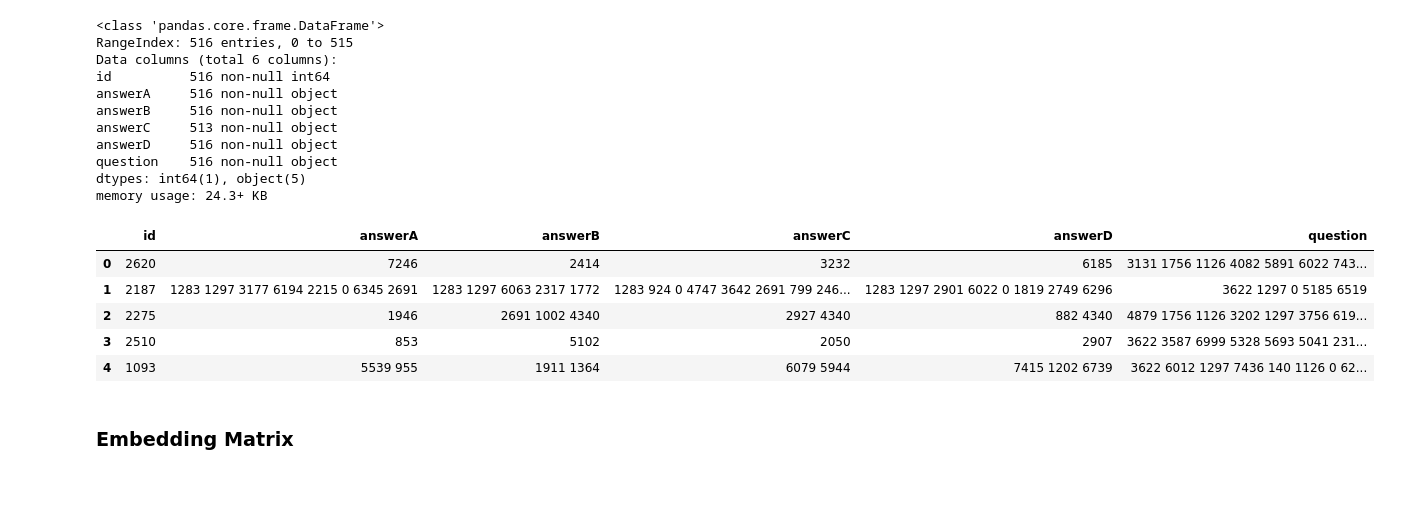
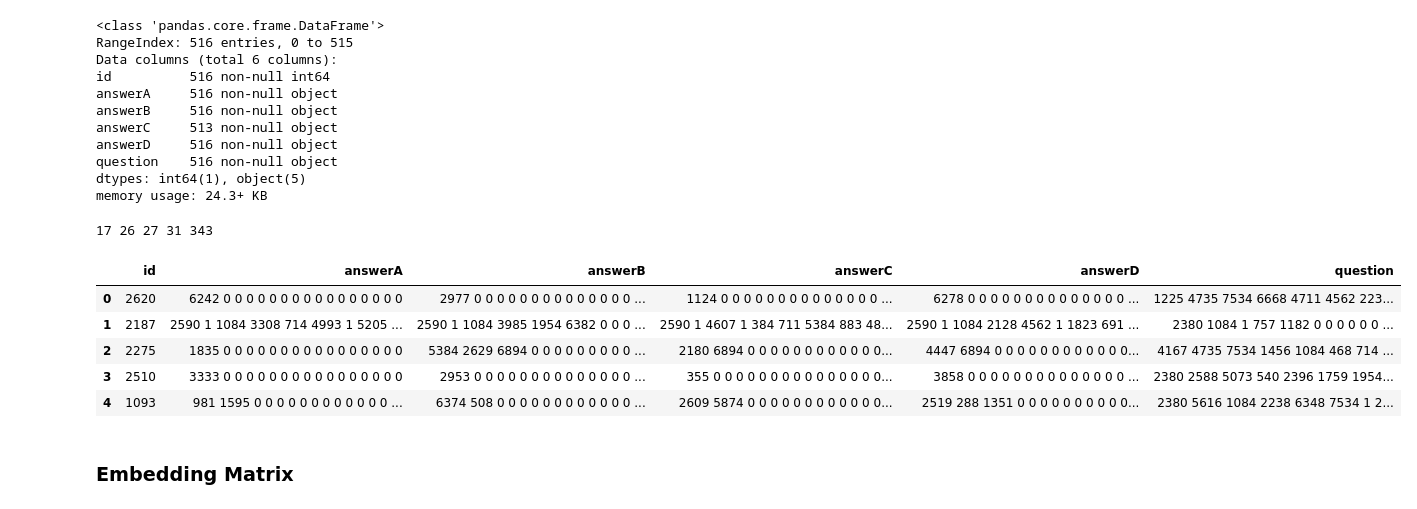
Before and after one commit to rmalav15/SimpleQA, a Jupyter notebook: EDA.ipynb, the cells around one changed output. Drawn from its saved outputs; the diff is of its cells as text; code cells hidden in the pictures.

```diff
--- a/EDA.ipynb
+++ b/EDA.ipynb
@@ -21,3 +21,6 @@ df.head()
 | 2 | 1959 | an ion | a nucleus | a neutron | an electron | B | If the solar system were used as ... |
 | 3 | 2542 | Gravity converts solid matter int... | Gravity causes gases and dust par... | Gravity cools gases and liquids u... | Gravity pushes rocks and dust par... | B | Which of the following statements... |
 | 4 | 1059 | centimeters | grams | liters | degrees Celsius | A | Which unit of measurement can be ... |
+# %%
+df = df.sample(frac=1).reset_index(drop=True)
+df.head()
@@ -64,5 +74,5 @@ len(vectorizer.vocabulary_)
 # %%
-voc = [UNK, PAD, NAN]
+voc = [PAD, UNK, NAN]
 for word in vectorizer.vocabulary_.keys():
     voc.append(word)
     #if word in model:
@@ -81,18 +90,24 @@ with open("vocab.txt", "w") as f:
         f.write(w + " " + str(i) + "\n")
         vocab_map[w] = i
 # %%
-def text_to_index(text):
+def text_to_index_pad(text, max_len):
     text = text.strip()
-    if text == "":
-        return str(vocab_map[NAN])
+    #if text == "":
+    #    return str(vocab_map[NAN])
 
     index = ""
     tokens = text.split()
+    curr_len = 0
     for t in tokens:
         if t in vocab_map:
             index = index + " " + str(vocab_map[t])
         else:
             index = index + " " + str(vocab_map[UNK])
+        curr_len = curr_len + 1
+
+    for i in range(curr_len, max_len):
+        index = index + " " + str(vocab_map[PAD])
+
     return index.lstrip()
 
 def label_to_int(label):
@@ -107,6 +122,6 @@ def label_to_int(label):
     else:
         raise ValueError()
 
-print(text_to_index("my name sadasd"))
+print(text_to_index_pad("my name sadasd", 5))
 print(label_to_int("B"))
 # %% [output]
@@ -196,24 +220,32 @@ memory usage: 24.3+ KB
 # %%
 dftest.answerA = dftest.answerA.apply(clean_text)
 dftest.answerB = dftest.answerB.apply(clean_text)
 dftest.answerC = dftest.answerC.apply(clean_text)
 dftest.answerD = dftest.answerD.apply(clean_text)
 dftest.question = dftest.question.apply(clean_text)
 
-dftest.answerA = dftest.answerA.apply(text_to_index)
-dftest.answerB = dftest.answerB.apply(text_to_index)
-dftest.answerC = dftest.answerC.apply(text_to_index)
-dftest.answerD = dftest.answerD.apply(text_to_index)
-dftest.question = dftest.question.apply(text_to_index)
+Amax = dftest.answerA.map(lambda x: len(x.split())).max()
+Bmax = dftest.answerB.map(lambda x: len(x.split())).max()
+Cmax = dftest.answerC.map(lambda x: len(x.split())).max()
+Dmax = dftest.answerD.map(lambda x: len(x.split())).max()
+Qmax = dftest.question.map(lambda x: len(x.split())).max()
+print(Amax, Bmax, Cmax, Dmax, Qmax)
+
+dftest.answerA = dftest.answerA.apply(lambda x: text_to_index_pad(x, Amax))
+dftest.answerB = dftest.answerB.apply(lambda x: text_to_index_pad(x, Bmax))
+dftest.answerC = dftest.answerC.apply(lambda x: text_to_index_pad(x, Cmax))
+dftest.answerD = dftest.answerD.apply(lambda x: text_to_index_pad(x, Dmax))
+dftest.question = dftest.question.apply(lambda x: text_to_index_pad(x, Qmax))
 
 dftest.head()
 # %% [output]
+17 26 27 31 343
 |  | id | answerA | answerB | answerC | answerD | question |
-| 0 | 2620 | 7246 | 2414 | 3232 | 6185 | 3131 1756 1126 4082 5891 6022 743... |
-| 1 | 2187 | 1283 1297 3177 6194 2215 0 6345 2691 | 1283 1297 6063 2317 1772 | 1283 924 0 4747 3642 2691 799 246... | 1283 1297 2901 6022 0 1819 2749 6296 | 3622 1297 0 5185 6519 |
-| 2 | 2275 | 1946 | 2691 1002 4340 | 2927 4340 | 882 4340 | 4879 1756 1126 3202 1297 3756 619... |
-| 3 | 2510 | 853 | 5102 | 2050 | 2907 | 3622 3587 6999 5328 5693 5041 231... |
-| 4 | 1093 | 5539 955 | 1911 1364 | 6079 5944 | 7415 1202 6739 | 3622 6012 1297 7436 140 1126 0 62... |
+| 0 | 2620 | 6242 0 0 0 0 0 0 0 0 0 0 0 0 0 0 0 0 | 2977 0 0 0 0 0 0 0 0 0 0 0 0 0 0 ... | 1124 0 0 0 0 0 0 0 0 0 0 0 0 0 0 ... | 6278 0 0 0 0 0 0 0 0 0 0 0 0 0 0 ... | 1225 4735 7534 6668 4711 4562 223... |
+| 1 | 2187 | 2590 1 1084 3308 714 4993 1 5205 ... | 2590 1 1084 3985 1954 6382 0 0 0 ... | 2590 1 4607 1 384 711 5384 883 48... | 2590 1 1084 2128 4562 1 1823 691 ... | 2380 1084 1 757 1182 0 0 0 0 0 0 ... |
+| 2 | 2275 | 1835 0 0 0 0 0 0 0 0 0 0 0 0 0 0 0 0 | 5384 2629 6894 0 0 0 0 0 0 0 0 0 ... | 2180 6894 0 0 0 0 0 0 0 0 0 0 0 0... | 4447 6894 0 0 0 0 0 0 0 0 0 0 0 0... | 4167 4735 7534 1456 1084 468 714 ... |
+| 3 | 2510 | 3333 0 0 0 0 0 0 0 0 0 0 0 0 0 0 0 0 | 2953 0 0 0 0 0 0 0 0 0 0 0 0 0 0 ... | 355 0 0 0 0 0 0 0 0 0 0 0 0 0 0 0... | 3858 0 0 0 0 0 0 0 0 0 0 0 0 0 0 ... | 2380 2588 5073 540 2396 1759 1954... |
+| 4 | 1093 | 981 1595 0 0 0 0 0 0 0 0 0 0 0 0 ... | 6374 508 0 0 0 0 0 0 0 0 0 0 0 0 ... | 2609 5874 0 0 0 0 0 0 0 0 0 0 0 0... | 2519 288 1351 0 0 0 0 0 0 0 0 0 0... | 2380 5616 1084 2238 6348 7534 1 2... |
 # %%
 dftest.to_csv("test_processed.csv",index=False)
 # %% [markdown]
```
Also changed, not shown: parts of 8 cells of this notebook, 5 other files.
